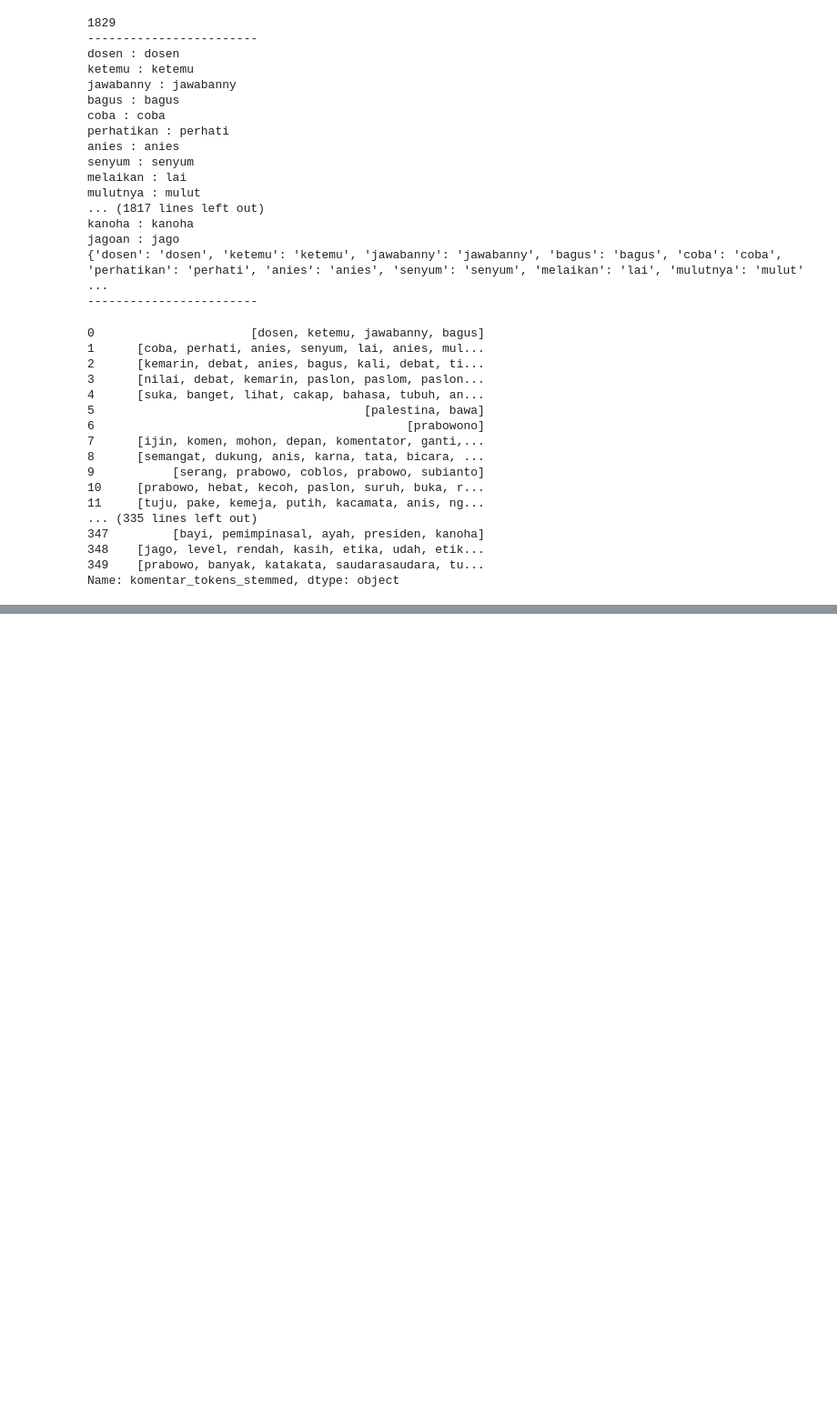
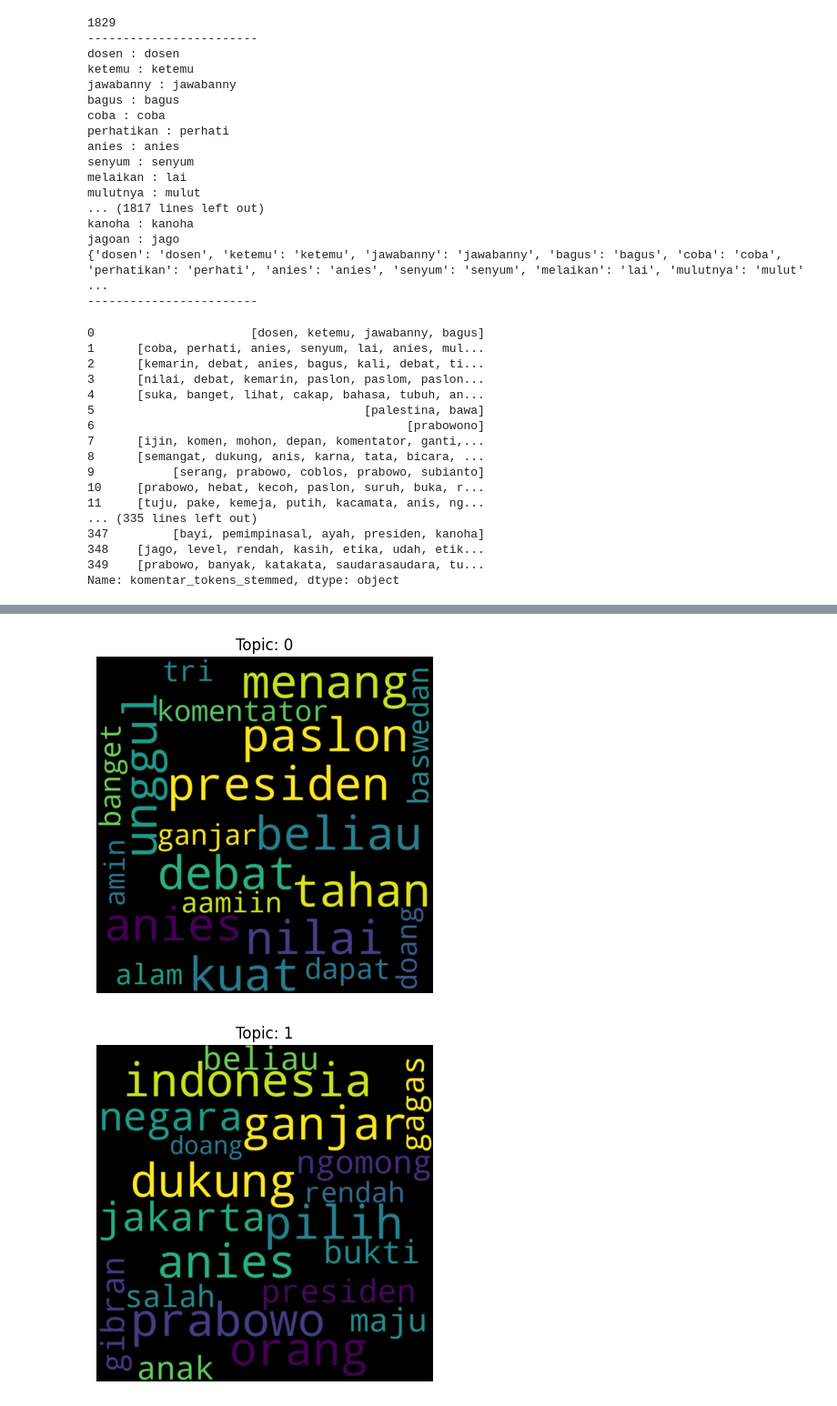
Before and after one commit to zeronyms/Introduction-To-Data-Science, a Jupyter notebook: lda_model.ipynb, the cells around one changed output, grey strips where cells are left out. Shown: that part at 91% size. Saved outputs shown, nothing was run; the diff lists cells and outputs as text; code cells hidden in the pictures; blank space fills up the shorter version.

```diff
--- a/lda_model.ipynb
+++ b/lda_model.ipynb
@@ -252,0 +317,24 @@ Name: komentar_tokens_stemmed, dtype: object
+# %%
+from gensim.corpora import Dictionary
+from gensim.models import LdaModel
+
+data = df['komentar_tokens_stemmed']
+# Create a dictionary from the preprocessed data
+dictionary = Dictionary(data)
+
+# Filter out words that appear in fewer than 5 documents or more than 50% of the documents
+dictionary.filter_extremes(no_below=5, no_above=0.5)
+
+bow_corpus = [dictionary.doc2bow(text) for text in data]
+
+# Train the LDA model
+num_topics = 5
+ldamodel = LdaModel(bow_corpus, num_topics=num_topics, id2word=dictionary, passes=20, alpha='auto', eta='auto')
+
+# Get the topics
+topics = ldamodel.show_topics(num_topics=num_topics, num_words=10, log=False, formatted=False)
+
+# Print the topics
+for topic_id, topic in topics:
+    print("Topic: {}".format(topic_id))
+    print("Words: {}".format([word for word, _ in topic]))
@@ -252,0 +352,17 @@ Name: komentar_tokens_stemmed, dtype: object
+# %%
+# Plotting a wordcloud of the topics
+
+from wordcloud import WordCloud
+import matplotlib.pyplot as plt
+
+for topic_id, topic in enumerate(ldamodel.print_topics(num_topics=num_topics, num_words=20)):
+    topic_words = " ".join([word.split("*")[1].strip() for word in topic[1].split(" + ")])
+    wordcloud = WordCloud(width=800, height=800, random_state=21, max_font_size=110).generate(topic_words)
+    plt.figure()
+    plt.imshow(wordcloud, interpolation="bilinear")
+    plt.axis("off")
+    plt.title("Topic: {}".format(topic_id))
+    plt.show()
+# %% [output]
+[figure, added]
+[figure, added]
```
Also changed, not shown: parts of 7 cells of this notebook, 1 other file.
